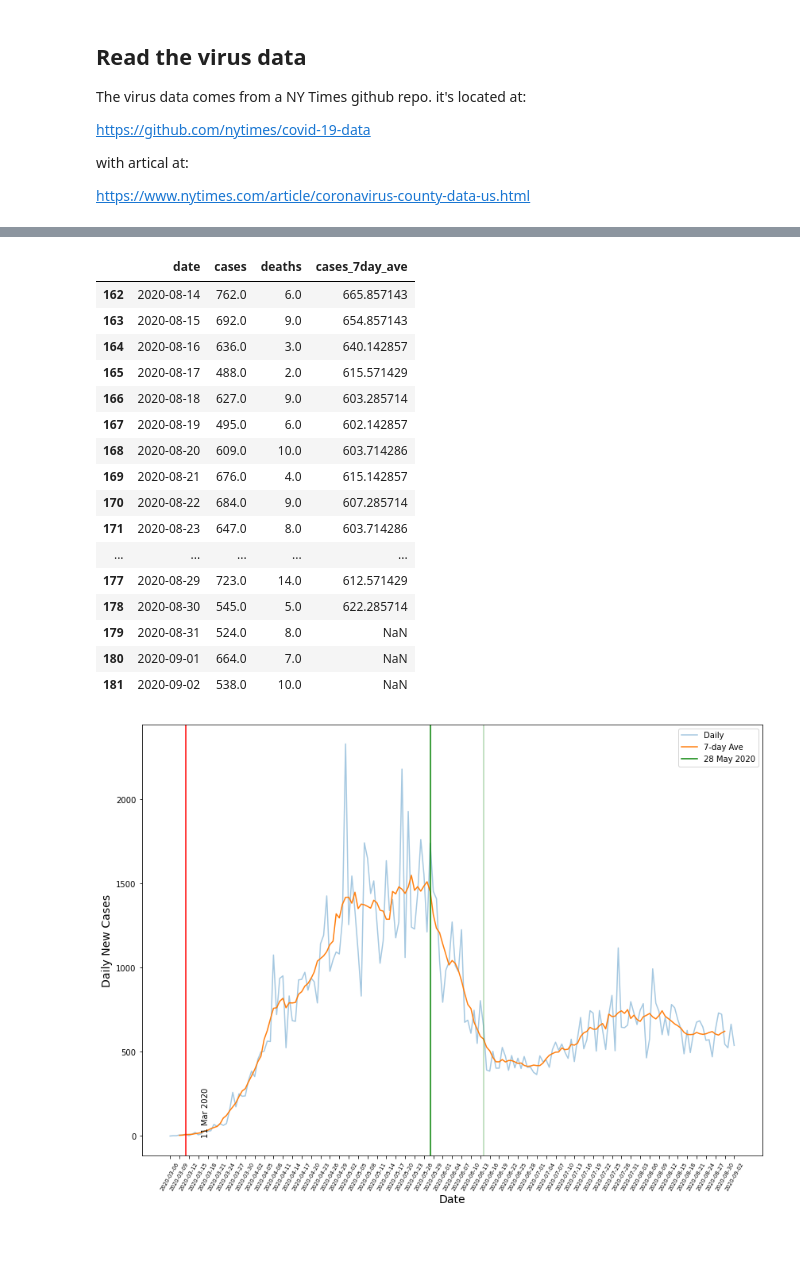
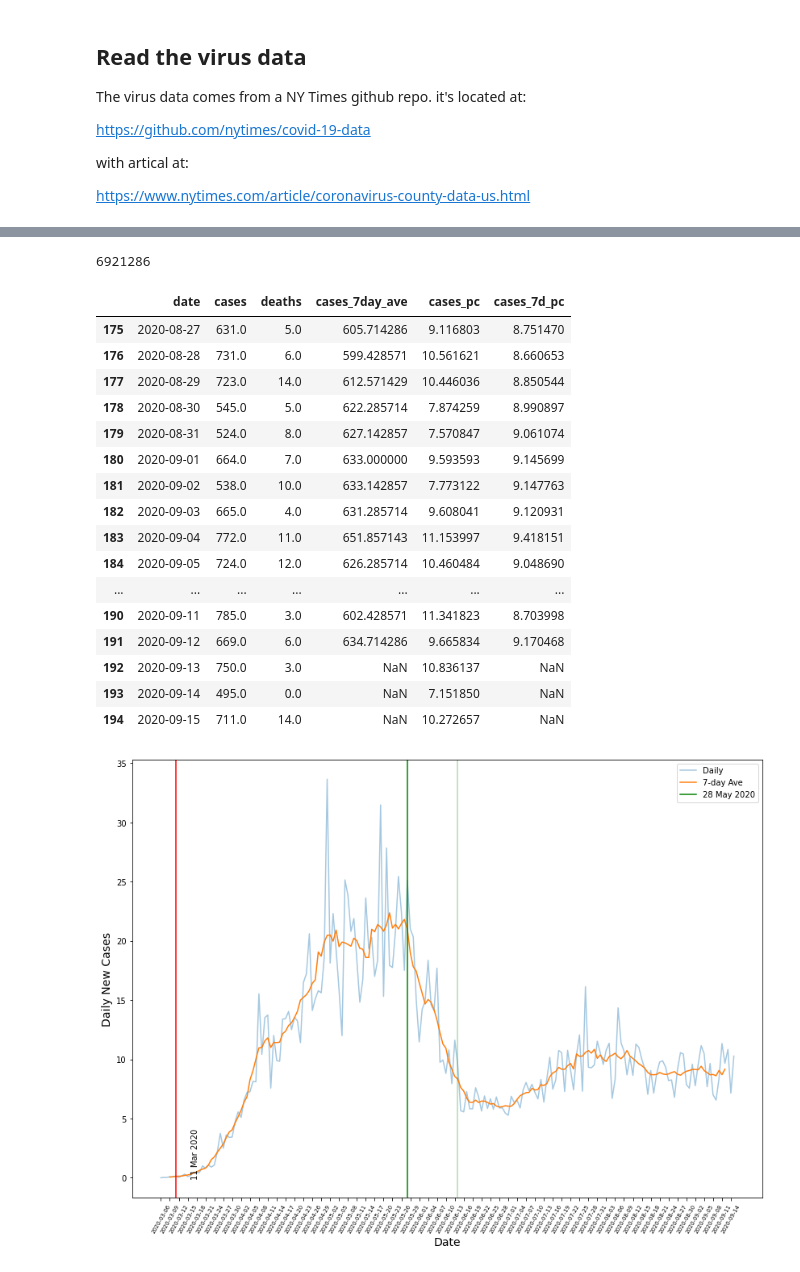
Before and after one commit to thegrumpygator/cotrendmap, a Jupyter notebook: code/weekly-case-trend.ipynb, the cells around one changed output, grey strips where cells are left out. Drawn from its saved outputs; the diff is of its cells as text; code cells hidden in the pictures; blank space fills up the shorter version.

Commit message:
Added notebook for florida and added per capita to both

```diff
--- a/code/weekly-case-trend.ipynb
+++ b/code/weekly-case-trend.ipynb
@@ -29,9 +29,10 @@ path_covid_data_us_counties_3 = datapath / 'covid-19-data-20200813' / 'us-counti
 path_covid_data_us_counties_4 = datapath / 'covid-19-data-20200820' / 'us-counties.csv'
 path_covid_data_us_counties_5 = datapath / 'covid-19-data-20200827' / 'us-counties.csv'
 path_covid_data_us_counties_6 = datapath / 'covid-19-data-20200903' / 'us-counties.csv'
+path_covid_data_us_counties_7 = datapath / 'covid-19-data-20200916' / 'us-counties.csv'
 
 ### Update this line
-county_data_path = path_covid_data_us_counties_6
+county_data_path = path_covid_data_us_counties_7
 
 df_covid_data_us_counties = pd.read_csv(county_data_path)
 # %% [markdown]
@@ -69,5 +77,9 @@ df_covid_data_us_counties = pd.read_csv(county_data_path)
 # %%
 # make a list of all the counties i'm interested in
+pop2020 = (51859 + 70675 + 134238 + 149960 + 468011 + 1150800 + 406850 + 237521 +
+          29144 + 41641 + 24574 + 14772 + 160530 +
+          702455 +
+          161503 + 909308 + 1052570 + 323196 + 576031 + 255648)
 
 list_fips_va_counties = [51047, 51061, 51177, 51179, 51153, 51059, 51107,51013]
 list_fips_va_cities = [51630, 51683, 51600, 51610, 51510]
@@ -77,32 +89,40 @@ list_fips_md = [24017, 24033, 24031, 24027, 24003, 24021]
 list_fips_va = list_fips_va_counties + list_fips_va_cities
 
 list_fips_metrodc = list_fips_va + list_fips_dc + list_fips_md
+
+print(pop2020)
+# %% [output]
+6921286
 # %%
 df_covid_data_metrodc = df_covid_data_us_counties[df_covid_data_us_counties.fips.isin(list_fips_metrodc)]
 
-df_covid_data_metrodc_bydate_diff = df_covid_data_metrodc.groupby(['date'])['cases', 'deaths'].agg('sum').diff().reset_index()
+df_covid_data_metrodc_bydate_diff = df_covid_data_metrodc.groupby(['date'])[['cases', 'deaths']].agg('sum').diff().reset_index()
 
 df_covid_data_metrodc_bydate_diff['cases_7day_ave'] = df_covid_data_metrodc_bydate_diff.cases.rolling(7).mean().shift(-3)
 
+# derive per capita data
+df_covid_data_metrodc_bydate_diff['cases_pc'] = df_covid_data_metrodc_bydate_diff['cases'] / pop2020 * 100000
+df_covid_data_metrodc_bydate_diff['cases_7d_pc'] = df_covid_data_metrodc_bydate_diff['cases_7day_ave'] / pop2020 * 100000
+
 df_covid_data_metrodc_bydate_diff.tail(20)
 # %% [output]
-|  | date | cases | deaths | cases_7day_ave |
-| 162 | 2020-08-14 | 762.0 | 6.0 | 665.857143 |
-| 163 | 2020-08-15 | 692.0 | 9.0 | 654.857143 |
-| 164 | 2020-08-16 | 636.0 | 3.0 | 640.142857 |
-| 165 | 2020-08-17 | 488.0 | 2.0 | 615.571429 |
-| 166 | 2020-08-18 | 627.0 | 9.0 | 603.285714 |
-| 167 | 2020-08-19 | 495.0 | 6.0 | 602.142857 |
-| 168 | 2020-08-20 | 609.0 | 10.0 | 603.714286 |
-| 169 | 2020-08-21 | 676.0 | 4.0 | 615.142857 |
-| 170 | 2020-08-22 | 684.0 | 9.0 | 607.285714 |
-| 171 | 2020-08-23 | 647.0 | 8.0 | 603.714286 |
-| ... | ... | ... | ... | ... |
-| 177 | 2020-08-29 | 723.0 | 14.0 | 612.571429 |
-| 178 | 2020-08-30 | 545.0 | 5.0 | 622.285714 |
-| 179 | 2020-08-31 | 524.0 | 8.0 | NaN |
-| 180 | 2020-09-01 | 664.0 | 7.0 | NaN |
-| 181 | 2020-09-02 | 538.0 | 10.0 | NaN |
+|  | date | cases | deaths | cases_7day_ave | cases_pc | cases_7d_pc |
+| 175 | 2020-08-27 | 631.0 | 5.0 | 605.714286 | 9.116803 | 8.751470 |
+| 176 | 2020-08-28 | 731.0 | 6.0 | 599.428571 | 10.561621 | 8.660653 |
+| 177 | 2020-08-29 | 723.0 | 14.0 | 612.571429 | 10.446036 | 8.850544 |
+| 178 | 2020-08-30 | 545.0 | 5.0 | 622.285714 | 7.874259 | 8.990897 |
+| 179 | 2020-08-31 | 524.0 | 8.0 | 627.142857 | 7.570847 | 9.061074 |
+| 180 | 2020-09-01 | 664.0 | 7.0 | 633.000000 | 9.593593 | 9.145699 |
+| 181 | 2020-09-02 | 538.0 | 10.0 | 633.142857 | 7.773122 | 9.147763 |
+| 182 | 2020-09-03 | 665.0 | 4.0 | 631.285714 | 9.608041 | 9.120931 |
+| 183 | 2020-09-04 | 772.0 | 11.0 | 651.857143 | 11.153997 | 9.418151 |
+| 184 | 2020-09-05 | 724.0 | 12.0 | 626.285714 | 10.460484 | 9.048690 |
+| ... | ... | ... | ... | ... | ... | ... |
+| 190 | 2020-09-11 | 785.0 | 3.0 | 602.428571 | 11.341823 | 8.703998 |
+| 191 | 2020-09-12 | 669.0 | 6.0 | 634.714286 | 9.665834 | 9.170468 |
+| 192 | 2020-09-13 | 750.0 | 3.0 | NaN | 10.836137 | NaN |
+| 193 | 2020-09-14 | 495.0 | 0.0 | NaN | 7.151850 | NaN |
+| 194 | 2020-09-15 | 711.0 | 14.0 | NaN | 10.272657 | NaN |
 # %%
 # bigger plot elements suitable for giving talks
 #sns.set_context("talk")
@@ -111,42 +131,46 @@ df_covid_data_metrodc_bydate_diff.tail(20)
 fig = plt.figure(figsize=(14,10))
 
 # Time series plot with Seaborn lineplot() with label
-sns.lineplot(x="date",y="cases",
-             label="Daily", data=df_covid_data_metrodc_bydate_diff,
-             ci=None, alpha=.4)
+sns.lineplot(x="date",
+             y="cases_pc",
+             label="Daily",
+             data=df_covid_data_metrodc_bydate_diff,
+             ci=None,
+             alpha=.4)
 
 # 7-day rolling average Time series plot with Seaborn lineplot() with label
-plot_ = sns.lineplot(x="date",y="cases_7day_ave",
-             label="7-day Ave",
-             data=df_covid_data_metrodc_bydate_diff)#,
-             #ci=None)
+plot_ = sns.lineplot(x="date",
+                     y="cases_7d_pc",
+                     label="7-day Ave",
+                     data=df_covid_data_metrodc_bydate_diff)#,
+                     #ci=None)
 fig.canvas.draw()
 
 plt.axvline('2020-03-11', color='r')
 plt.text(10.1,0,'11 Mar 2020',rotation=90)
 
 plt.axvline('2020-05-28', color='green', label="28 May 2020")
 
 plt.axvline('2020-06-14', color='green', alpha=.31)
 
 plt.legend()
 
 # set axis labels
 plt.xlabel("Date", size=14)
 plt.ylabel("Daily New Cases", size=14)
 
 new_ticks = [i.get_text() for i in plot_.get_xticklabels()]
 plt.xticks(range(0, len(new_ticks), 3), new_ticks[::3], rotation=60, fontweight='light', fontsize='x-small')
 
 # plt.xticks(
 #     rotation=90,
 #     fontweight='light',
 #     fontsize='x-small'
 # )
 
 # save image as PNG file
 plt.savefig("Time_Series_Plot_with_7day_average_Seaborn.png",
                     format='png',
                     dpi=150)
 # %% [output]
-[figure, old version]
+[figure, new version]
```
Also changed, not shown: parts of 1 cell of this notebook, 21 other files.
